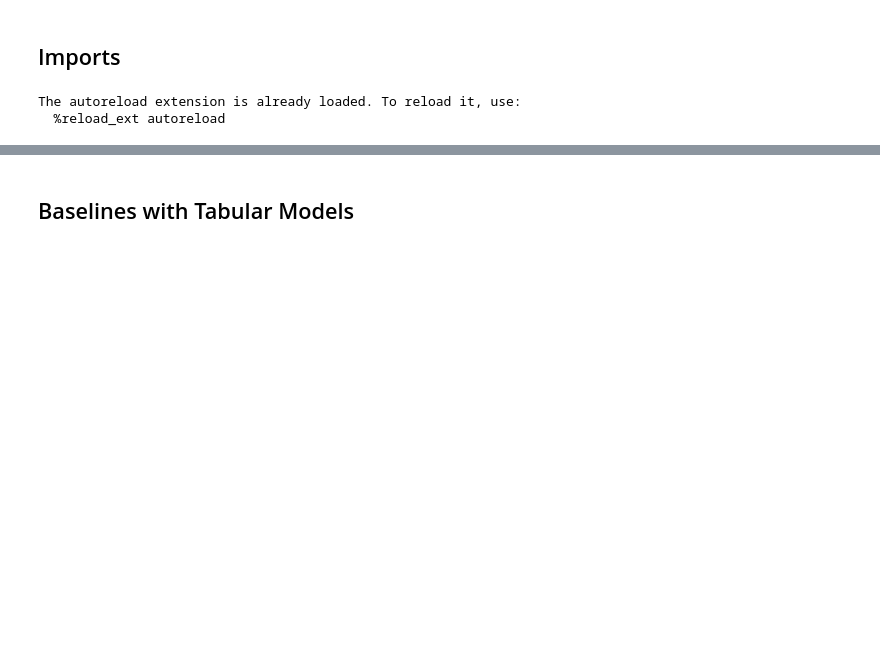
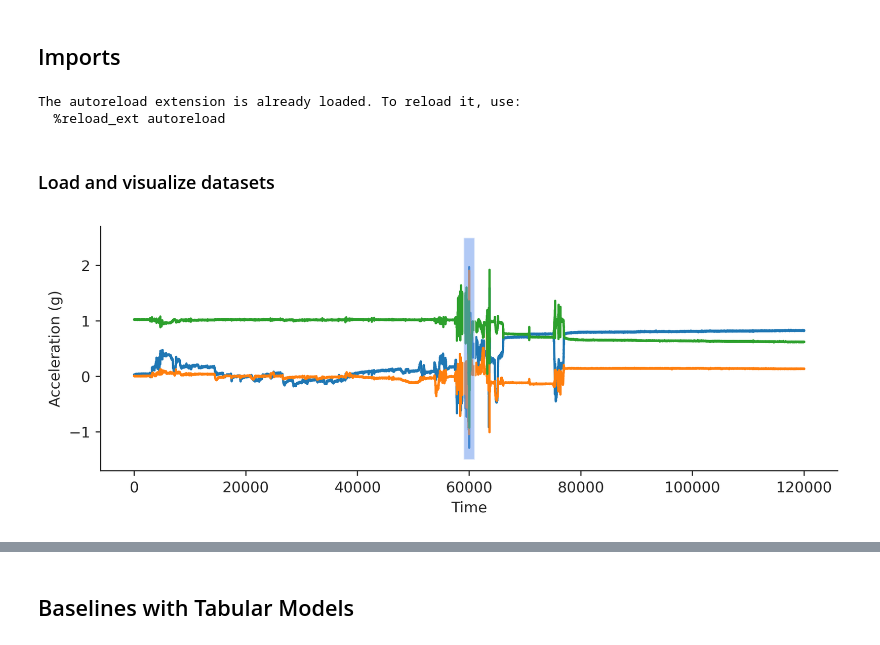
Before and after one commit to mlgig/ts_fall_detection, a Jupyter notebook: evaluation.ipynb, the cells around one changed output, grey strips where cells are left out. Saved outputs shown, nothing was run; the diff lists cells and outputs as text; code cells hidden in the pictures; blank space fills up the shorter version.

```diff
--- a/evaluation.ipynb
+++ b/evaluation.ipynb
@@ -13,3 +13,5 @@ from scripts import farseeing, fallalld, sisfall, classifiers, utils
 # %% [output]
 The autoreload extension is already loaded. To reload it, use:
   %reload_ext autoreload
+# %% [markdown]
+### Load and visualize datasets
@@ -15,0 +22,4 @@ The autoreload extension is already loaded. To reload it, use:
+# %%
+farseeing.plot_sample(farseeing_df)
+# %% [output]
+[figure, added]
```
Also changed, not shown: parts of 6 cells of this notebook, 7 other files.
